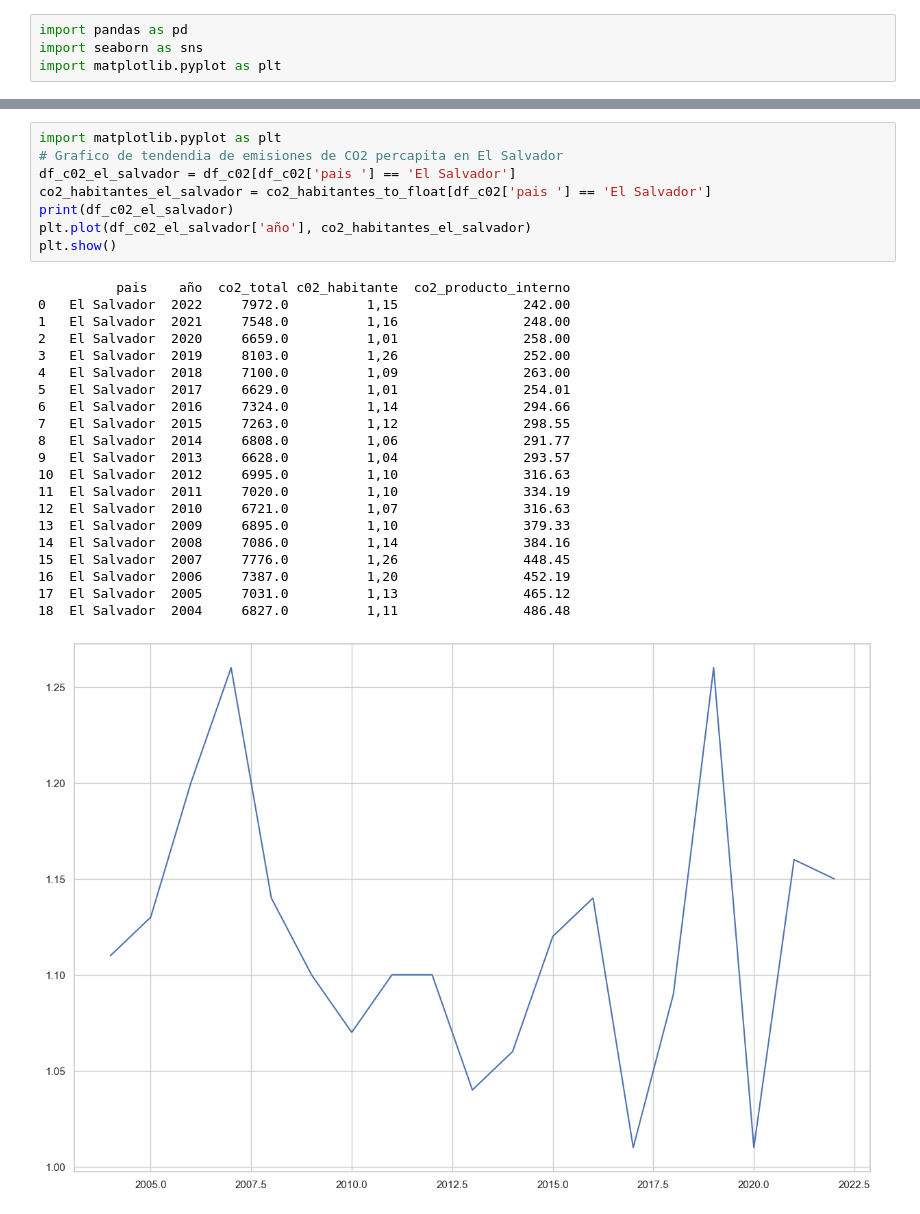
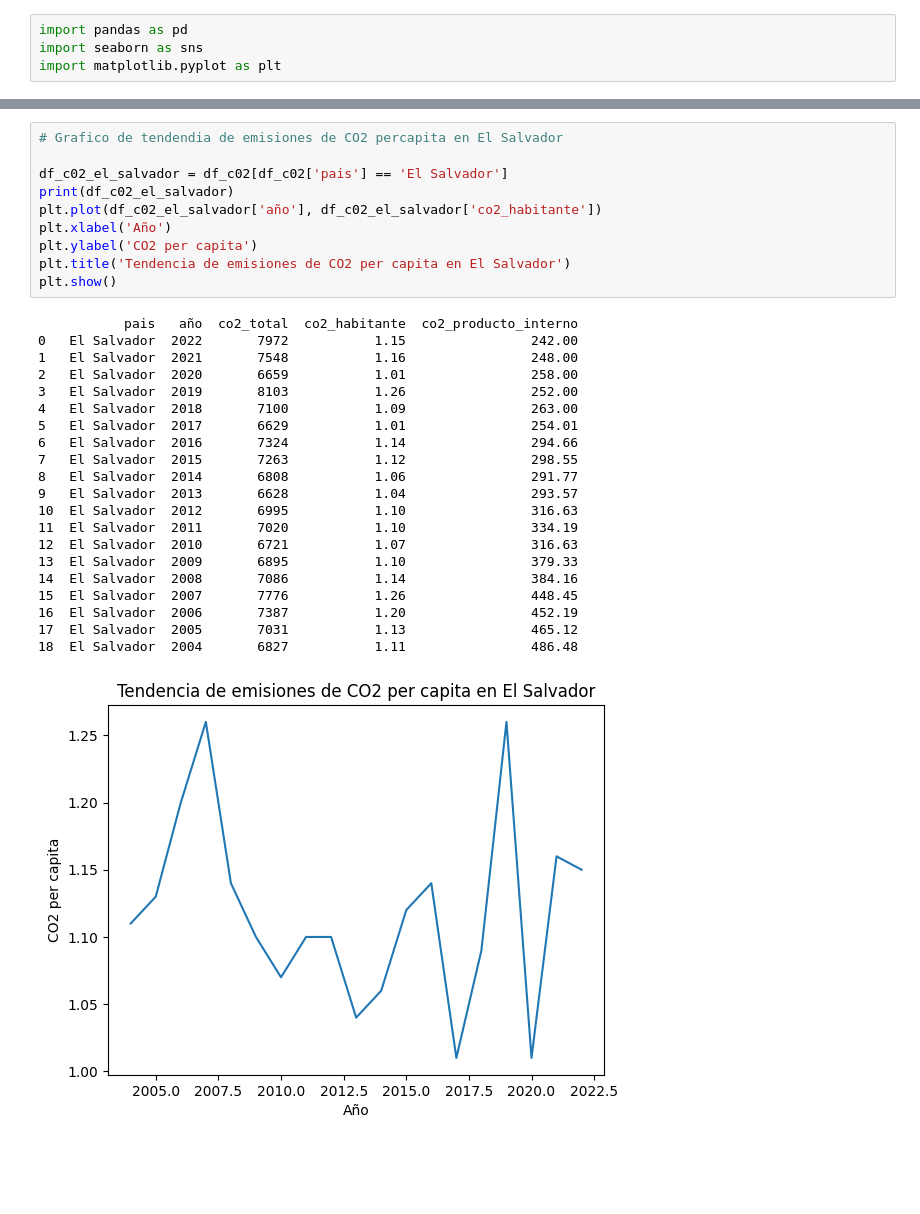
Before and after one commit to Ezzz-Lui/SIC-DataAnalysis-Project, a Jupyter notebook: ClimateCode/co2_app/notebook/data_analysis.ipynb, the cells around one changed output, grey strips where cells are left out. Saved outputs shown, nothing was run; the diff lists cells and outputs as text; blank space fills up the shorter version.

```diff
--- a/ClimateCode/co2_app/notebook/data_analysis.ipynb
+++ b/ClimateCode/co2_app/notebook/data_analysis.ipynb
@@ -36,30 +34,32 @@ Toneladas de CO2 por cada millón de dólares de PIB: 44612.66
 # %%
-import matplotlib.pyplot as plt
 # Grafico de tendendia de emisiones de CO2 percapita en El Salvador
-df_c02_el_salvador = df_c02[df_c02['pais '] == 'El Salvador']
-co2_habitantes_el_salvador = co2_habitantes_to_float[df_c02['pais '] == 'El Salvador']
+
+df_c02_el_salvador = df_c02[df_c02['pais'] == 'El Salvador']
 print(df_c02_el_salvador)
-plt.plot(df_c02_el_salvador['año'], co2_habitantes_el_salvador)
+plt.plot(df_c02_el_salvador['año'], df_c02_el_salvador['co2_habitante'])
+plt.xlabel('Año')
+plt.ylabel('CO2 per capita')
+plt.title('Tendencia de emisiones de CO2 per capita en El Salvador')
 plt.show()
 # %% [output]
-          pais    año  co2_total c02_habitante  co2_producto_interno
-0   El Salvador  2022     7972.0          1,15                242.00
-1   El Salvador  2021     7548.0          1,16                248.00
-2   El Salvador  2020     6659.0          1,01                258.00
-3   El Salvador  2019     8103.0          1,26                252.00
-4   El Salvador  2018     7100.0          1,09                263.00
-5   El Salvador  2017     6629.0          1,01                254.01
-6   El Salvador  2016     7324.0          1,14                294.66
-7   El Salvador  2015     7263.0          1,12                298.55
-8   El Salvador  2014     6808.0          1,06                291.77
-9   El Salvador  2013     6628.0          1,04                293.57
-10  El Salvador  2012     6995.0          1,10                316.63
-11  El Salvador  2011     7020.0          1,10                334.19
-12  El Salvador  2010     6721.0          1,07                316.63
-13  El Salvador  2009     6895.0          1,10                379.33
-14  El Salvador  2008     7086.0          1,14                384.16
-15  El Salvador  2007     7776.0          1,26                448.45
-16  El Salvador  2006     7387.0          1,20                452.19
-17  El Salvador  2005     7031.0          1,13                465.12
-18  El Salvador  2004     6827.0          1,11                486.48
+           pais   año  co2_total  co2_habitante  co2_producto_interno
+0   El Salvador  2022       7972           1.15                242.00
+1   El Salvador  2021       7548           1.16                248.00
+2   El Salvador  2020       6659           1.01                258.00
+3   El Salvador  2019       8103           1.26                252.00
+4   El Salvador  2018       7100           1.09                263.00
+5   El Salvador  2017       6629           1.01                254.01
+6   El Salvador  2016       7324           1.14                294.66
+7   El Salvador  2015       7263           1.12                298.55
+8   El Salvador  2014       6808           1.06                291.77
+9   El Salvador  2013       6628           1.04                293.57
+10  El Salvador  2012       6995           1.10                316.63
+11  El Salvador  2011       7020           1.10                334.19
+12  El Salvador  2010       6721           1.07                316.63
+13  El Salvador  2009       6895           1.10                379.33
+14  El Salvador  2008       7086           1.14                384.16
+15  El Salvador  2007       7776           1.26                448.45
+16  El Salvador  2006       7387           1.20                452.19
+17  El Salvador  2005       7031           1.13                465.12
+18  El Salvador  2004       6827           1.11                486.48
-[figure, old version]
+[figure, new version]
```
Also changed, not shown: parts of 5 cells of this notebook, 2 other files.
